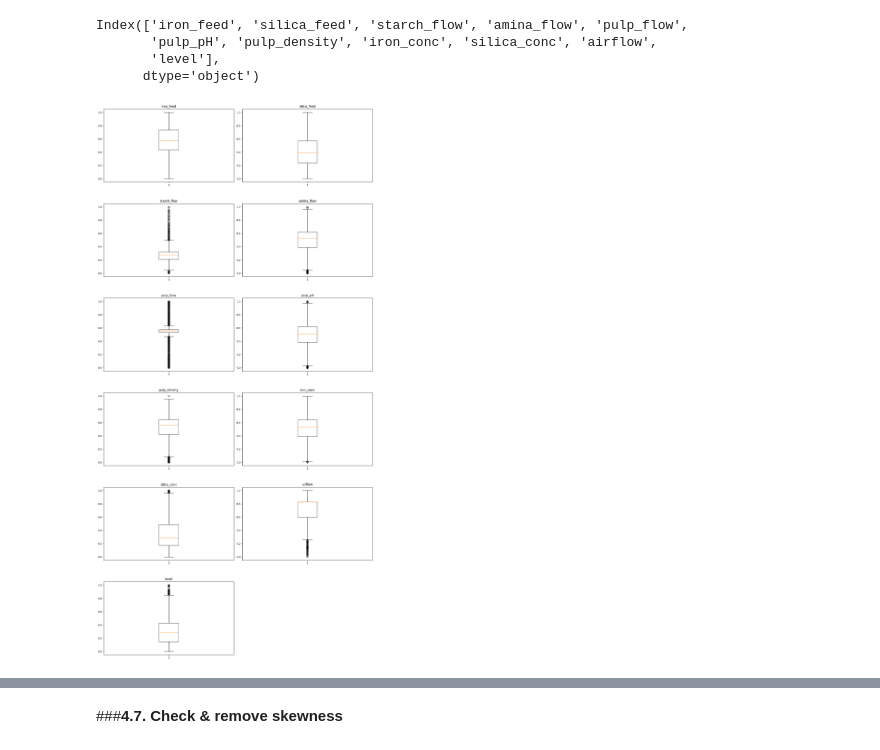
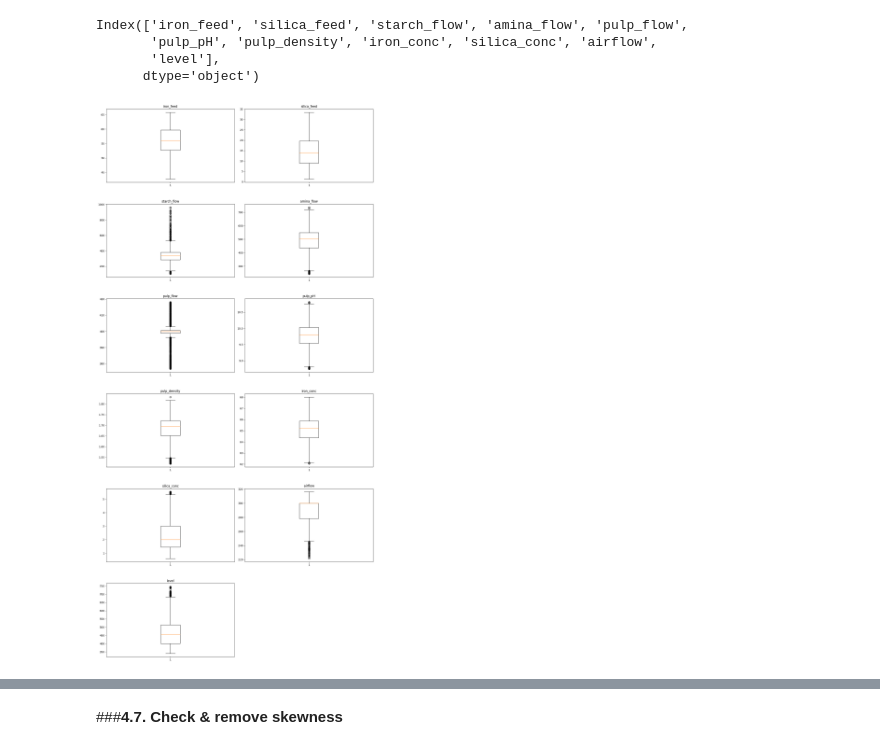
Before and after one commit to ArifAygun/Iron-Ore-Froth-Flotation-Quality-Prediction, a Jupyter notebook: AA_Graduate_Project_1.ipynb, the cells around one changed output, grey strips where cells are left out. Saved outputs shown, nothing was run; the diff lists cells and outputs as text; code cells hidden in the pictures.

```diff
--- a/AA_Graduate_Project_1.ipynb
+++ b/AA_Graduate_Project_1.ipynb
@@ -476,30 +443,30 @@ Index(['iron_feed', 'silica_feed', 'starch_flow', 'amina_flow', 'pulp_flow',
 # %%
 variables = ['iron_feed', 'silica_feed', 'starch_flow',
              'amina_flow', 'pulp_flow', 'pulp_pH',
              'pulp_density', 'iron_conc', 'silica_conc',
              'airflow', 'level']
 
 num_rows = (len(variables) + 1) // 2
 num_cols = 2
 
 fig, axes = plt.subplots(num_rows, num_cols,
                          figsize=(15, num_rows * 5))
 
 axes = axes.flatten()
 
 for i, variable in enumerate(variables):
-    data = flotation_scaled[variable]
+    data = flotation[variable]
     axes[i].boxplot(data)
     axes[i].set_title(variable)
 
 for j in range(len(variables),
                num_rows * num_cols):
     fig.delaxes(axes[j])
 
 plt.tight_layout(h_pad=5)
 plt.show()
 # %% [output]
-[figure, old version]
+[figure, new version]
 # %%
 from scipy.stats import mstats
 from scipy.stats.mstats import winsorize
```
Also changed, not shown: parts of 23 cells of this notebook.
